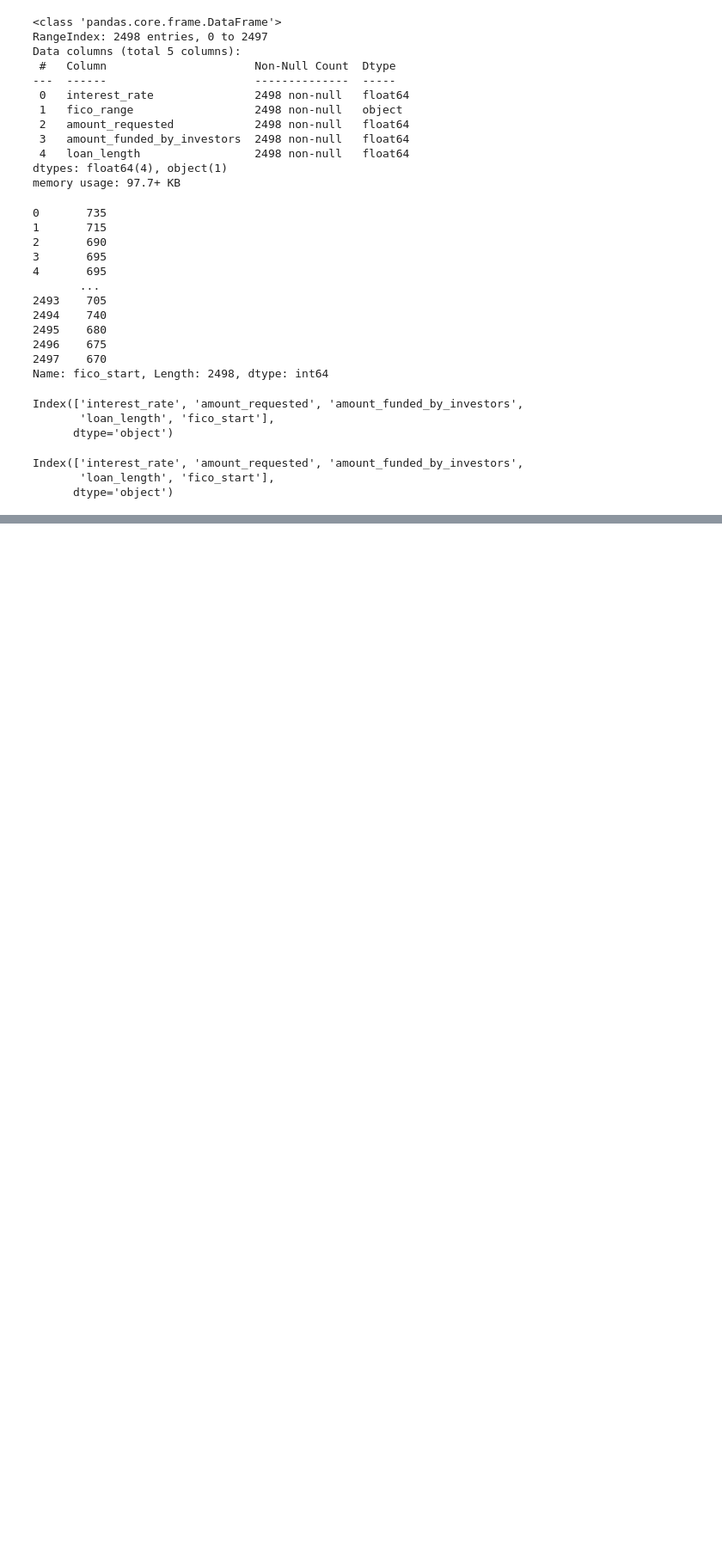
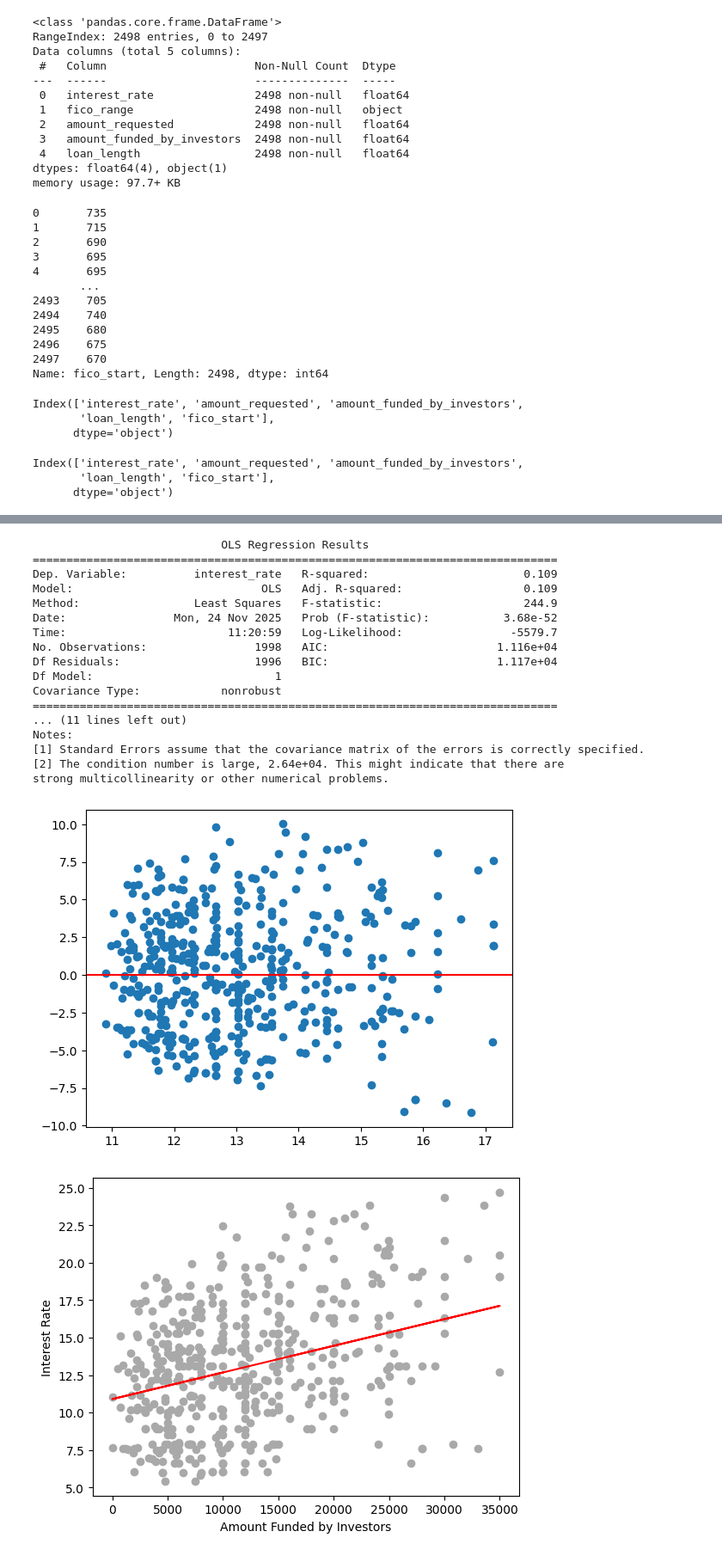
Before and after one commit to sheehanjacque/loan_request_business_analysis, a Jupyter notebook: notebooks/data_analysis.ipynb, the cells around one changed output, grey strips where cells are left out. Shown: that part at 86% size. Saved outputs shown, nothing was run; the diff lists cells and outputs as text; code cells hidden in the pictures; blank space fills up the shorter version.

```diff
--- a/notebooks/data_analysis.ipynb
+++ b/notebooks/data_analysis.ipynb
@@ -162,0 +186,33 @@ strong multicollinearity problems or that the design matrix is singular.
+# %%
+# X= amount_funded_by_investor
+
+X= df['amount_funded_by_investors']
+y = df['interest_rate']
+
+X_test, y_test, y_pred_test = useOLS_single(X,y)
+
+plt.scatter(X_test[:, 1], y_test, color="darkgray")
+plt.plot(X_test[:, 1], y_pred_test, color="red")
+plt.xlabel("Amount Funded by Investors")
+plt.ylabel("Interest Rate")
+plt.show()
+# %% [output]
+                            OLS Regression Results
+==============================================================================
+Dep. Variable:          interest_rate   R-squared:                       0.109
+Model:                            OLS   Adj. R-squared:                  0.109
+Method:                 Least Squares   F-statistic:                     244.9
+Date:                Mon, 24 Nov 2025   Prob (F-statistic):           3.68e-52
+Time:                        11:20:59   Log-Likelihood:                -5579.7
+No. Observations:                1998   AIC:                         1.116e+04
+Df Residuals:                    1996   BIC:                         1.117e+04
+Df Model:                           1
+Covariance Type:            nonrobust
+==============================================================================
+... (11 lines left out)
+Notes:
+[1] Standard Errors assume that the covariance matrix of the errors is correctly specified.
+[2] The condition number is large, 2.64e+04. This might indicate that there are
+strong multicollinearity or other numerical problems.
+[figure, added]
+[figure, added]
```
Also changed, not shown: parts of 7 cells of this notebook.
